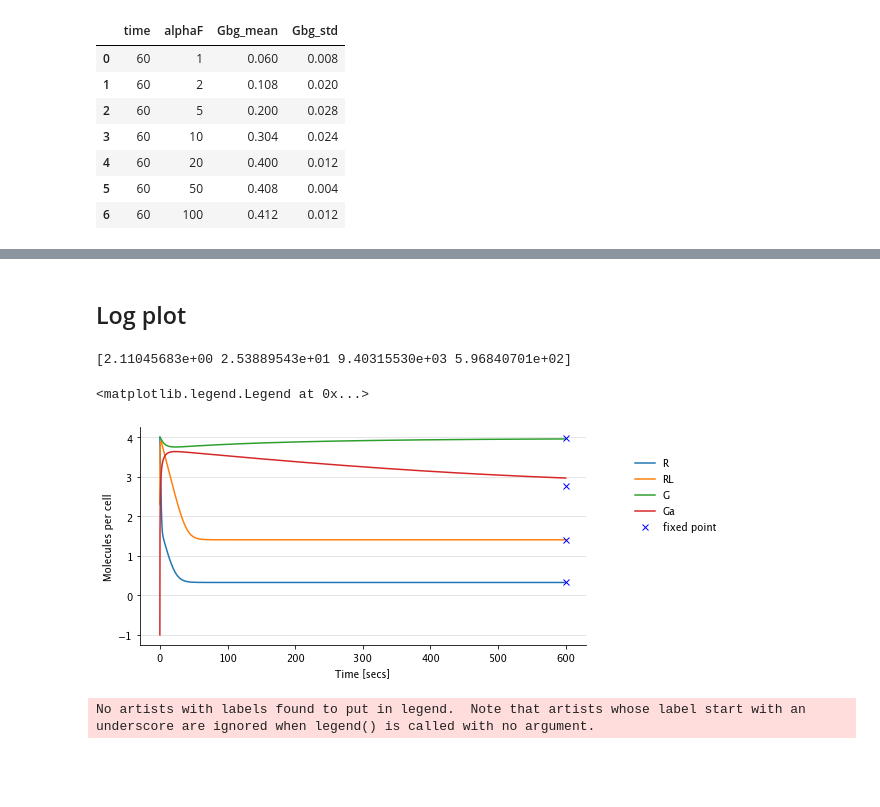
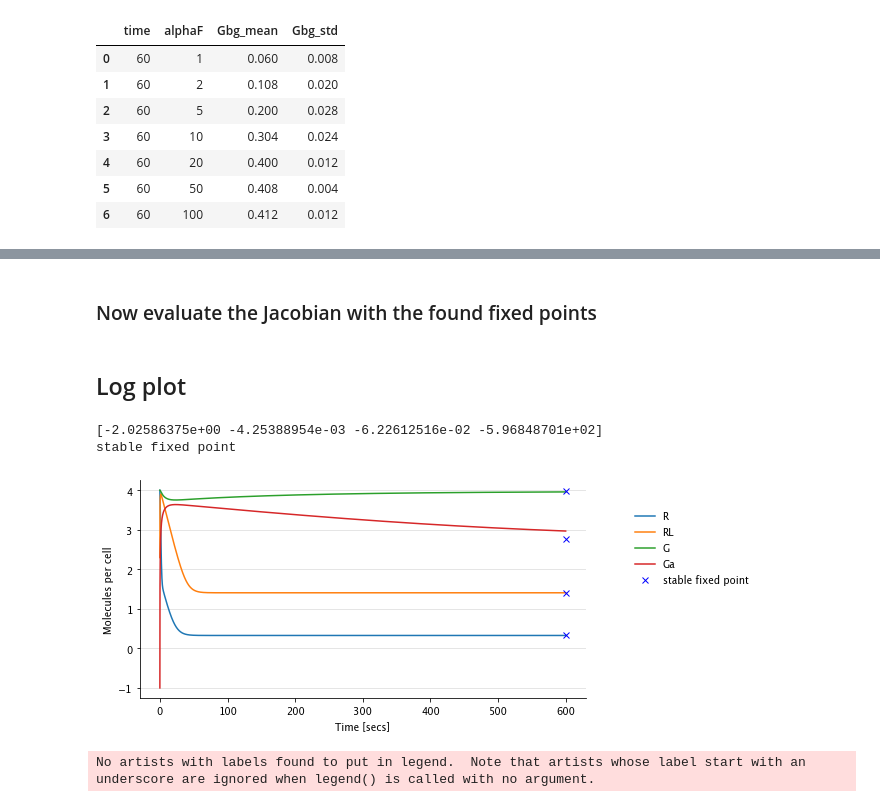
Before and after one commit to Jan-Piotraschke/fachkurs_systembiology, a Jupyter notebook: main.ipynb, the cells around one changed output, grey strips where cells are left out. Cells and saved outputs as stored; diff of their text form; code cells hidden in the pictures; blank space fills up the shorter version.

Commit message:
fixed point stability analysis

```diff
--- a/main.ipynb
+++ b/main.ipynb
@@ -130,25 +189,44 @@ dose_response = {}
+# %% [markdown]
+### Now evaluate the Jacobian with the found fixed points
+# %%
+def controlEigenvalues(eigenvalues):
+    for i in eigenvalues:
+        if i > 0:
+            return 'unstable'
+        return 'stable'
 # %% [markdown]
 ## Log plot
 # %%
-newFixPoint = fsolve(fixpoints, np.array(S0)*0.1, args=(k_Gd, L_alpha)).round(8)
-print(newFixPoint)
-
 fig, ax = plt.subplots(figsize=(8, 4)) #, ncols=2)
 # Hide the right and top spines
 ax.yaxis.grid(alpha=0.4)
 #plt.yscale('log')
 
 ax.spines['right'].set_visible(False)
 ax.spines['top'].set_visible(False)
 ax.plot(time,np.log10(solution), label=solution.columns)
-ax.errorbar([time_stop]*4, np.log10(newFixPoint), fmt='x', color='blue', label='fixed point')  # the wet data
+
+# plot the fixed points
+for i,j in fixedPointsDict.items():
+    # merge the parameter dict with the fixed point solution
+    mergedDict = dict(**parameterDict, **j)
+
+    numberJ = np.array(np.array(stringJ.subs(mergedDict)),dtype=float)
+
+    # calculate the eigenvalues
+    eigenvalues = np.linalg.eigvals(numberJ)
+    check_stability = controlEigenvalues(eigenvalues)
+    fixed_point = list(fixedPointsDict[0].values())
+    ax.errorbar([time_stop]*4, np.log10(fixed_point), fmt='x', color='blue', label='{} fixed point'.format(check_stability))  # the wet data
+
 ax.set_xlabel('Time [secs]')
 ax.set_ylabel('Molecules per cell')
 plt.legend(loc=(1.1,0.5), frameon=False)
+plt.savefig('simulation_plot.png',dpi=800, bbox_inches='tight')
 # %% [output]
-[2.11045683e+00 2.53889543e+01 9.40315530e+03 5.96840701e+02]
+[-2.02586375e+00 -4.25388954e-03 -6.22612516e-02 -5.96848701e+02]
+stable fixed point
-<matplotlib.legend.Legend at 0x...>
-[figure, old version]
+[figure, new version]
 # %%
 fig, ax = plt.subplots(figsize=(8, 8)) #, ncols=2)
 
```
Also changed, not shown: parts of 3 cells of this notebook.
